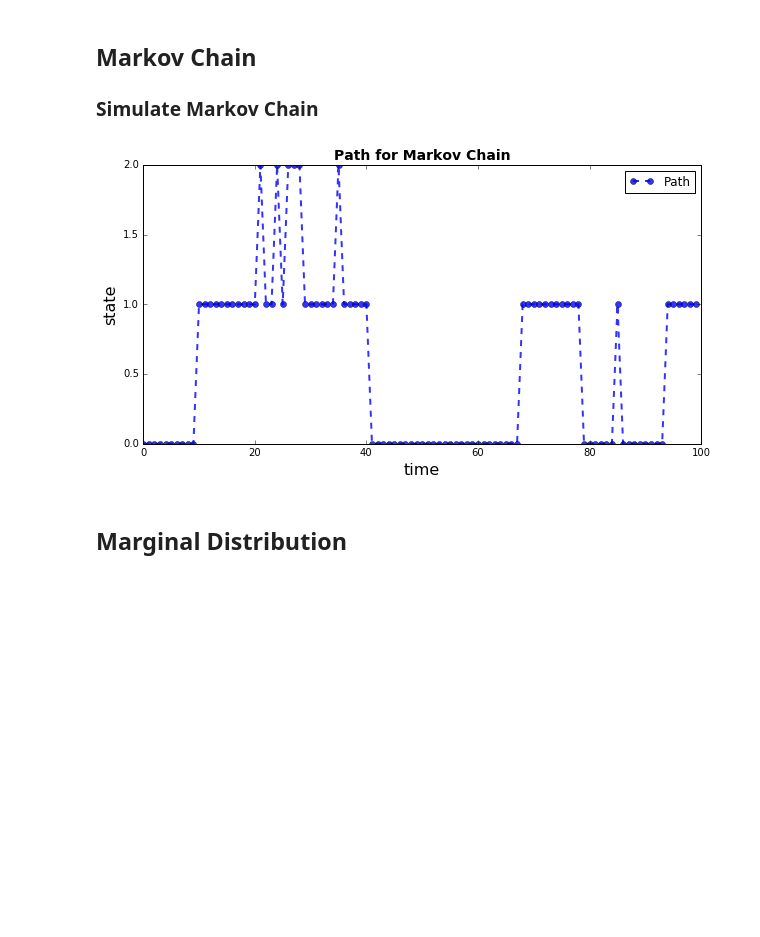
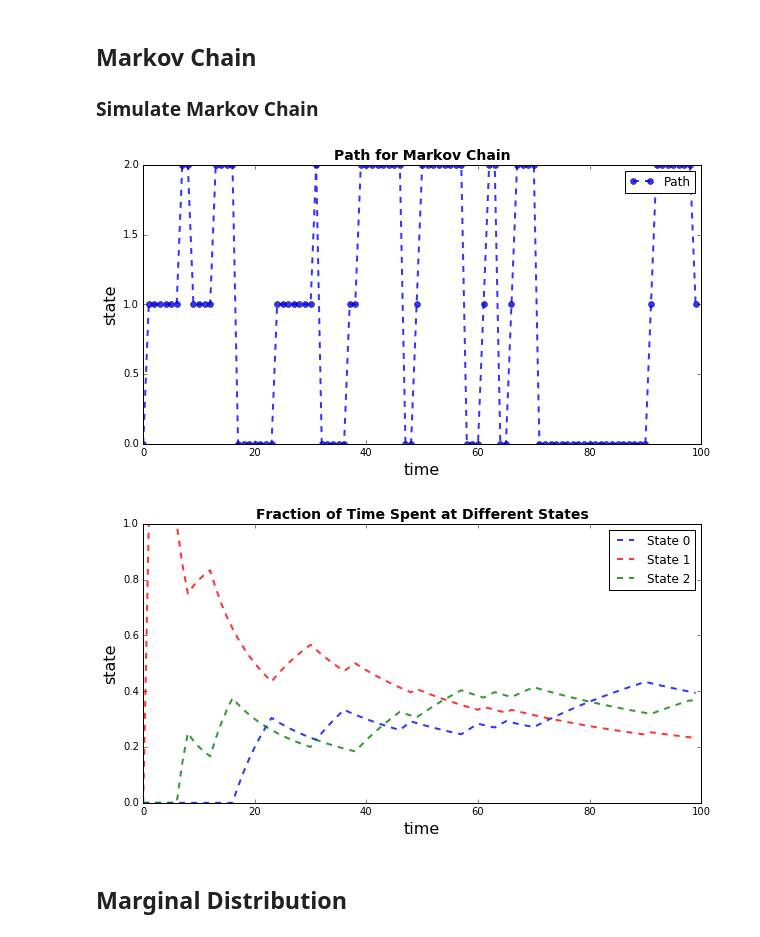
Before and after one commit to mmcky/nyu-econ-370, a Jupyter notebook: notebooks/Lake_model.ipynb, the cells around one changed output. Saved outputs shown, nothing was run; the diff lists cells and outputs as text; code cells hidden in the pictures; blank space fills up the shorter version.

```diff
--- a/notebooks/Lake_model.ipynb
+++ b/notebooks/Lake_model.ipynb
@@ -109,9 +109,10 @@ import matplotlib.pyplot as plt
 # P: Stochastic Matrix
 
 
+
 N = 3
 
-P = np.array(([0.9,0.1,0],[0.05,0.9,0.05],[1/3,1/3,1/3]))
+P = np.array(([0.9,0.1,0],[0.05,0.45,0.5],[1/9,1/9,7/9]))
 
 # T: number of periods for the transition
 
@@ -123,34 +124,57 @@ X  = np.zeros((T), dtype=np.int)
 
 X[0]=0
 
 Shock = np.random.uniform(0, 1, T)
 
 
+# f: fraction of time spent at different states
+
+count  = np.zeros((N), dtype=np.int)
+
+f  = np.zeros((T,N))
+
 # == Simulation == #
 
 for i in range(1,T):
     X[i]=0
+
     for j in range(1,N):
         if  Shock[i]>sum(P[X[i-1],0:j]) and  Shock[i]<=sum(P[X[i-1],0:j+1]):
             X[i]=j
+
+    count[X[i]]=count[X[i]]+1
+
+    for j in range(0,N):
+        f[i,j] = count[j]/i
+
 
 
 # == Plots == #
 
 fig, ax = plt.subplots(figsize=(10, 5))
 ax.set_xlim(0, T)
 ax.set_xlabel(r'time', fontsize=16)
 ax.set_ylabel(r'state', fontsize=16)
 ax.plot(X, 'bo--', lw=2, alpha=0.8, label='Path')
 ax.legend(ncol=1)
 plt.title(r"Path for Markov Chain", fontsize=14, fontweight='bold')
 
 
+fig, ax = plt.subplots(figsize=(10, 5))
+ax.set_xlim(0, T)
+ax.set_xlabel(r'time', fontsize=16)
+ax.set_ylabel(r'state', fontsize=16)
+ax.plot(f[:,0], 'b--', lw=2, alpha=0.8, label='State 0')
+ax.plot(f[:,1], 'r--', lw=2, alpha=0.8, label='State 1')
+ax.plot(f[:,2], 'g--', lw=2, alpha=0.8, label='State 2')
+ax.legend(ncol=1)
+plt.title(r"Fraction of Time Spent at Different States", fontsize=14, fontweight='bold')
 
 
 plt.show()
 # %% [output]
-[figure, old version]
+[figure, new version]
+[figure, added]
 # %% [markdown]
 ## Marginal Distribution
 # %%
```
Also changed, not shown: parts of 1 cell of this notebook, 1 other file.
